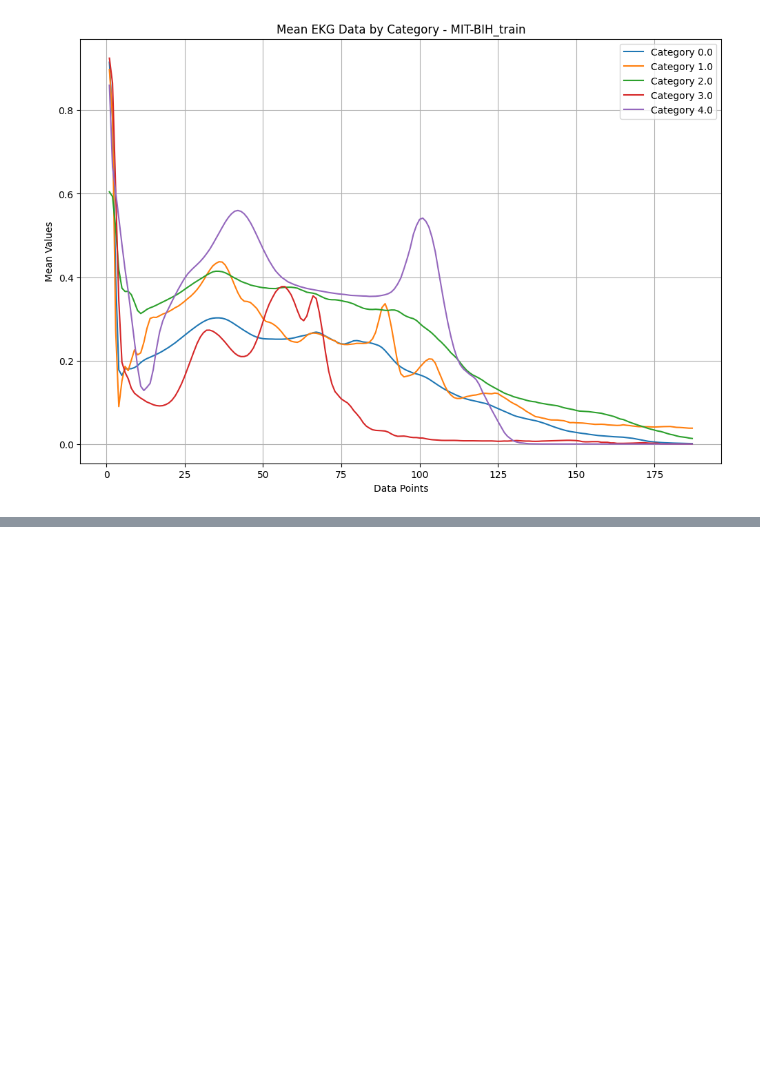
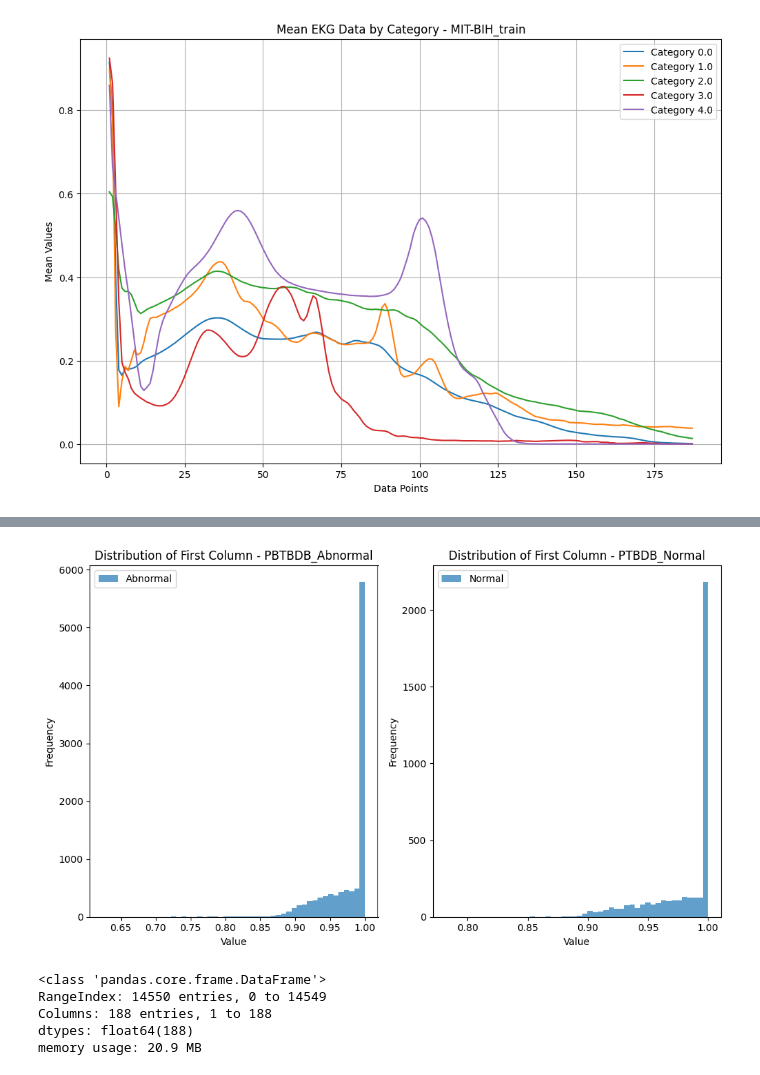
Before and after one commit to tubetraveller/heartbeat_dst, a Jupyter notebook: exploration_notebook.ipynb, the cells around one changed output, grey strips where cells are left out. Cells and saved outputs as stored; diff of their text form; code cells hidden in the pictures; blank space fills up the shorter version.

```diff
--- a/exploration_notebook.ipynb
+++ b/exploration_notebook.ipynb
@@ -65,0 +162,31 @@ plt.show()
+# %%
+# PTBDB Verteilung Spalte 1
+plt.figure(figsize=(10, 6))
+
+plt.subplot(1, 2, 1)
+plt.hist(ptbdb_abnormal_df.iloc[:, 0], bins=50, alpha=0.7, label='Abnormal')
+plt.title('Distribution of First Column - PBTBDB_Abnormal')
+plt.xlabel('Value')
+plt.ylabel('Frequency')
+plt.legend()
+
+plt.subplot(1, 2, 2)
+plt.hist(ptbdb_normal_df.iloc[:, 0], bins=50, alpha=0.7, label='Normal')
+plt.title('Distribution of First Column - PTBDB_Normal')
+plt.xlabel('Value')
+plt.ylabel('Frequency')
+plt.legend()
+
+plt.tight_layout()
+plt.show()
+# %% [output]
+[figure, added]
+# %%
+ptbdb_comb = pd.concat([ptbdb_normal_df, ptbdb_abnormal_df], ignore_index=True)
+ptbdb_comb.info()
+# %% [output]
+<class 'pandas.core.frame.DataFrame'>
+RangeIndex: 14550 entries, 0 to 14549
+Columns: 188 entries, 1 to 188
+dtypes: float64(188)
+memory usage: 20.9 MB
```
Also changed, not shown: parts of 8 cells of this notebook.
